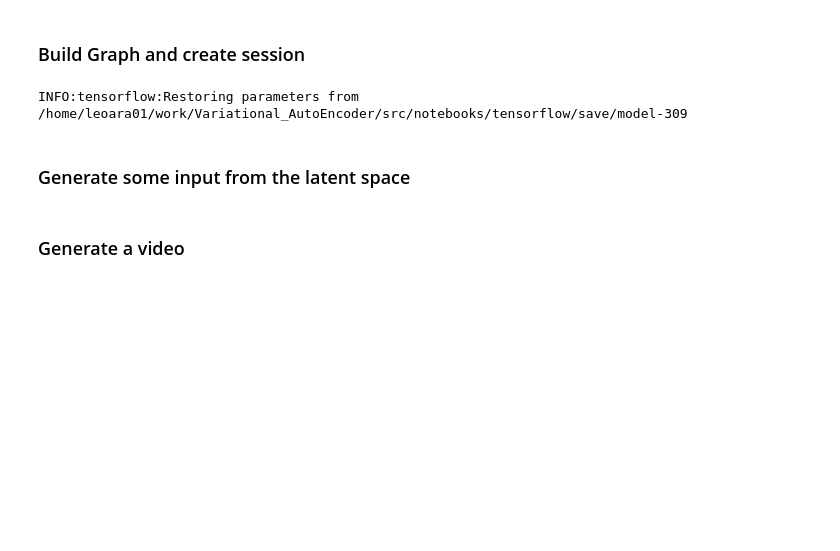
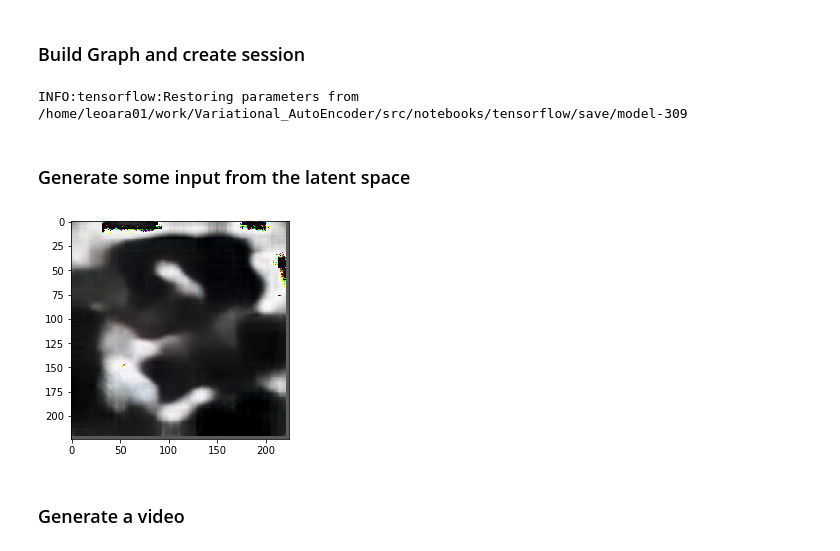
Before and after one commit to leonardoaraujosantos/Variational_AutoEncoder, a Jupyter notebook: src/notebooks/tensorflow/VAE_People_Generator.ipynb, the cells around one changed output. Saved outputs shown, nothing was run; the diff lists cells and outputs as text; code cells hidden in the pictures; blank space fills up the shorter version.

```diff
--- a/src/notebooks/tensorflow/VAE_People_Generator.ipynb
+++ b/src/notebooks/tensorflow/VAE_People_Generator.ipynb
@@ -107,14 +157,16 @@ INFO:tensorflow:Restoring parameters from /home/leoara01/work/Variational_AutoEn
 ### Generate some input from the latent space
 # %%
 # Create a latent as a normal distribution with size 20, mean 0, variance 1
-latent = np.random.normal(0, 1, [1,20])
+latent = np.random.normal(0, 20, [1,40])
 
 #latent = np.ones([1,20])
 #latent[0,1:10] = -1
 
 out_img = sess.run(model_out, feed_dict={model_in:latent})
-plt.imshow(out_img.reshape([28,28]))
+plt.imshow(out_img.reshape([224,224,3]))
 plt.show()
+# %% [output]
+[figure, added]
 # %% [markdown]
 ### Generate a video
 # %%
```
Also changed, not shown: parts of 7 cells of this notebook.
